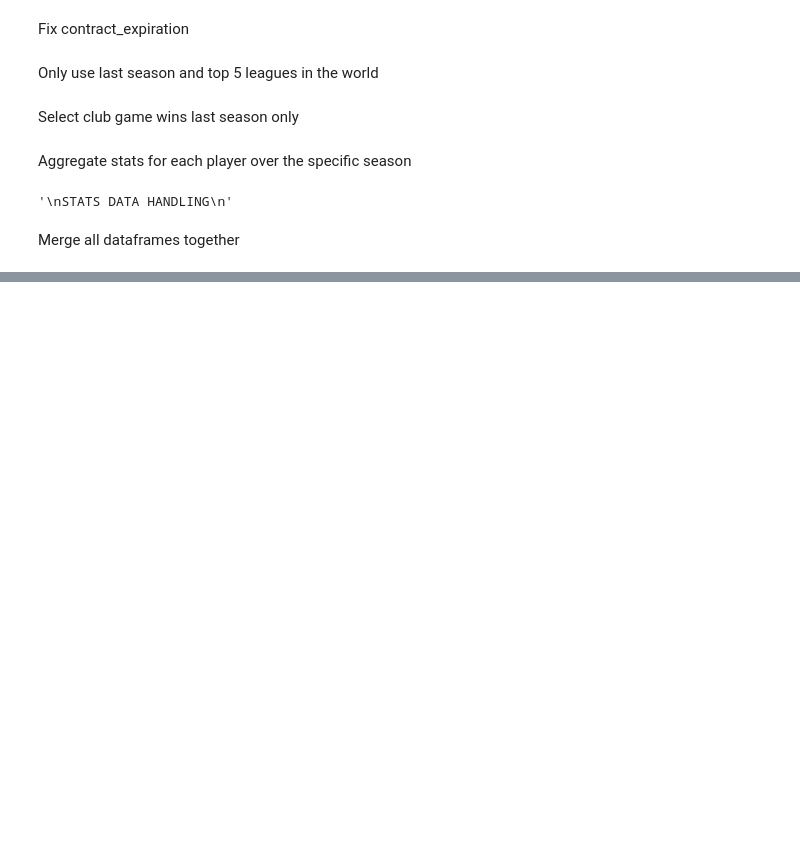
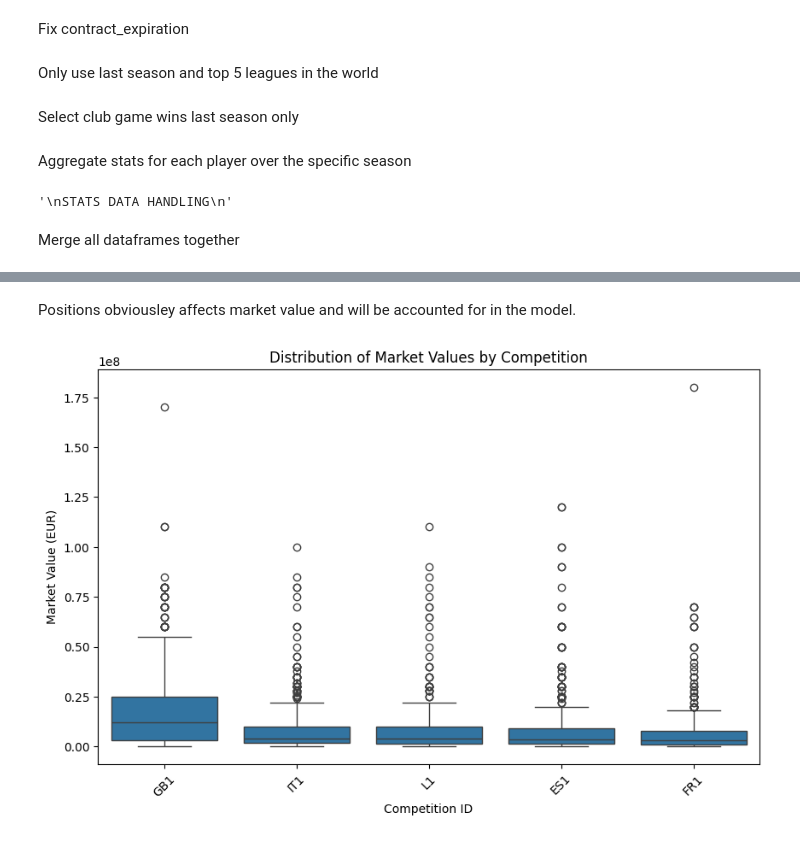
Before and after one commit to rogoran/transferValuationProject, a Jupyter notebook: dataset_analysis.ipynb, the cells around one changed output, grey strips where cells are left out. Cells and saved outputs as stored; diff of their text form; code cells hidden in the pictures; blank space fills up the shorter version.

```diff
--- a/dataset_analysis.ipynb
+++ b/dataset_analysis.ipynb
@@ -221,0 +253,14 @@ df_val_stats_cat_club_last_season
+# %% [markdown]
+Positions obviousley affects market value and will be accounted for in the model.
+# %%
+plt.figure(figsize=(10, 6))
+sns.boxplot(x='player_club_domestic_competition_id', y='market_value_in_eur', data=df_features)
+
+plt.xlabel('Competition ID')
+plt.ylabel('Market Value (EUR)')
+plt.title('Distribution of Market Values by Competition')
+plt.xticks(rotation=45)  # Rotates the labels on x-axis for better readability
+
+plt.show()
+# %% [output]
+[figure, added]
```
Also changed, not shown: parts of 15 cells of this notebook, 2 other files.
